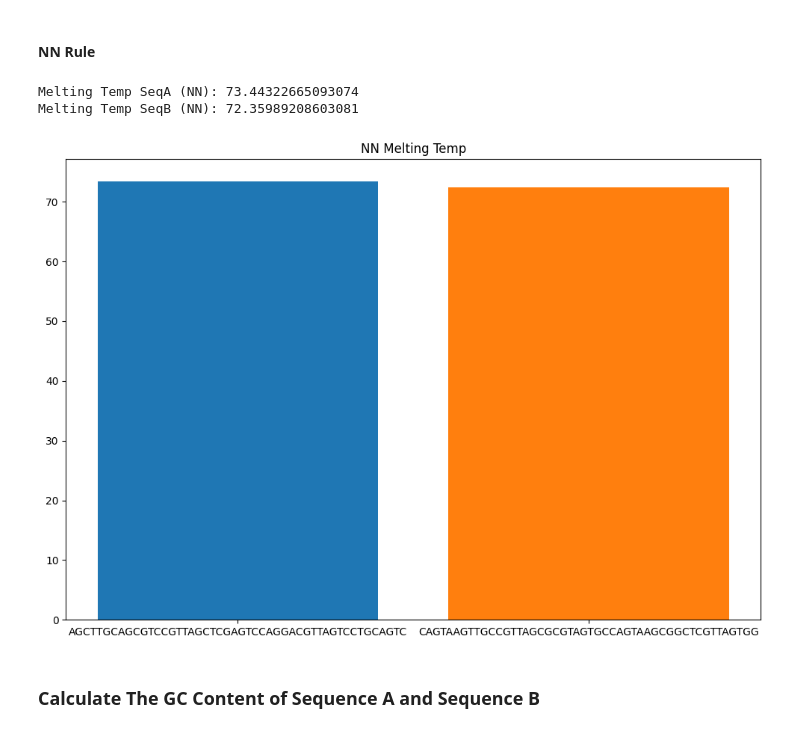
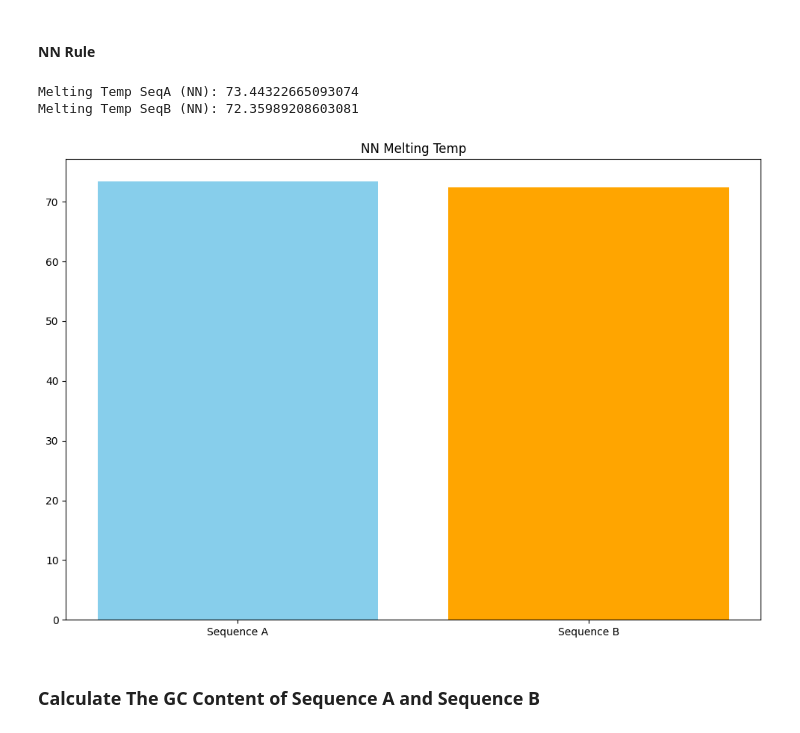
Before and after one commit to JonathanSuryaS/CompBio-Exercise, a Jupyter notebook: 2.ipynb, the cells around one changed output. Cells and saved outputs as stored; diff of their text form; code cells hidden in the pictures.

```diff
--- a/2.ipynb
+++ b/2.ipynb
@@ -7,8 +7,8 @@ from Bio.SeqUtils import MeltingTemp as MT, molecular_weight, gc_fraction as GC
 # %% [markdown]
 # Data
 # %%
-SeqA = 'AGCTTGCAGCGTCCGTTAGCTCGAGTCCAGGACGTTAGTCCTGCAGTC'
-SeqB = 'CAGTAAGTTGCCGTTAGCGCGTAGTGCCAGTAAGCGGCTCGTTAGTGG'
+SeqA = Seq('AGCTTGCAGCGTCCGTTAGCTCGAGTCCAGGACGTTAGTCCTGCAGTC')
+SeqB = Seq('CAGTAAGTTGCCGTTAGCGCGTAGTGCCAGTAAGCGGCTCGTTAGTGG')
 # %% [markdown]
 # Quest
 Please use Biopython to:<br>
@@ -59,18 +62,20 @@ Melting Temp SeqB (GC): 70.4654020719779
 # %% [markdown]
 #### NN Rule
 # %%
-print(f'Melting Temp SeqA (NN): {MT.Tm_NN(SeqA)}')
-print(f'Melting Temp SeqB (NN): {MT.Tm_NN(SeqB)}')
+nnA = MT.Tm_NN(SeqA)
+nnB = MT.Tm_NN(SeqB)
+
+print(f'Melting Temp SeqA (NN): {nnA}')
+print(f'Melting Temp SeqB (NN): {nnB}')
 
 plt.figure(figsize = (12, 8))
 plt.title('NN Melting Temp')
-plt.bar(x = SeqA, height = MT.Tm_NN(SeqA))
-plt.bar(x = SeqB, height = MT.Tm_NN(SeqB))
+plt.bar(['Sequence A', 'Sequence B'], [nnA, nnB], color = ['skyblue', 'orange'])
 plt.show()
 # %% [output]
 Melting Temp SeqA (NN): 73.44322665093074
 Melting Temp SeqB (NN): 72.35989208603081
-[figure, old version]
+[figure, new version]
 # %% [markdown]
 ### Calculate The GC Content of Sequence A and Sequence B
 # %%
```
Also changed, not shown: parts of 8 cells of this notebook, 3 other files.
